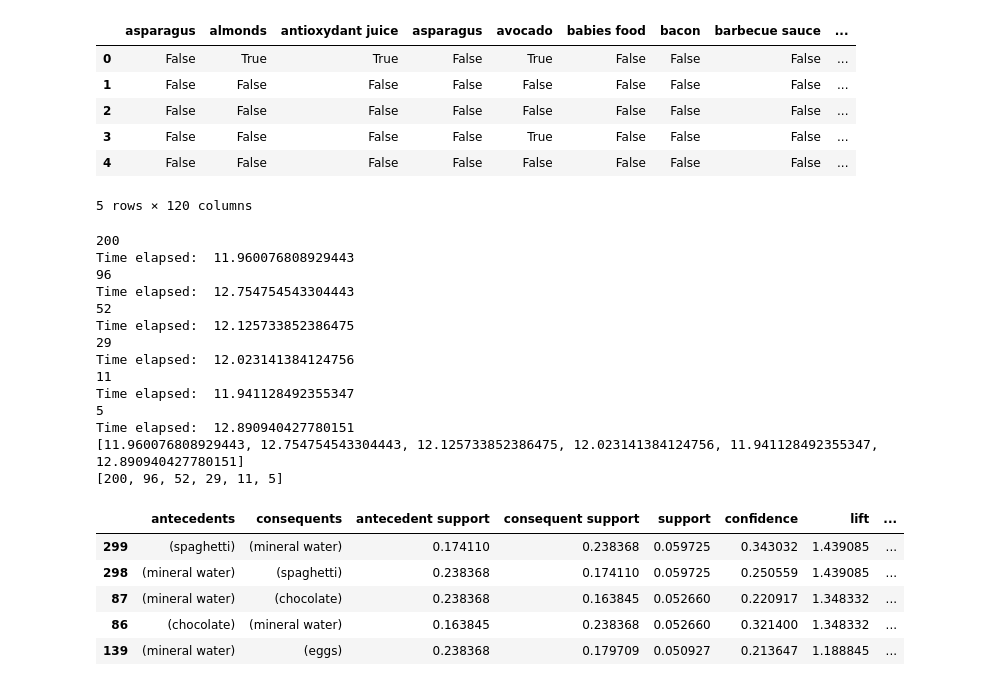
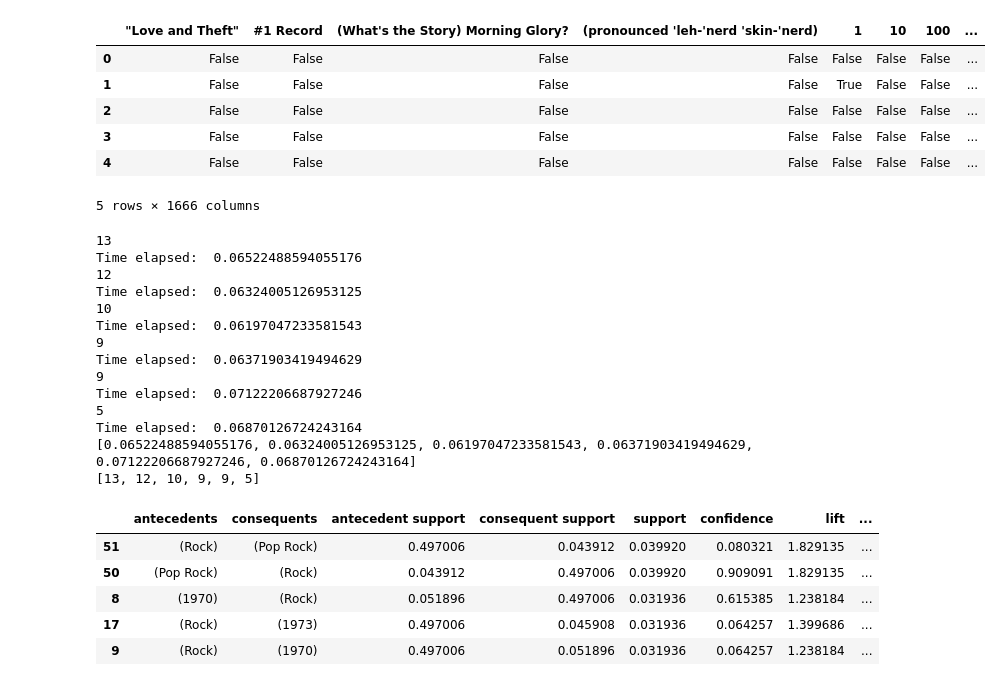
Before and after one commit to ZWEITE112/LAB2_algorithm_apriori, a Jupyter notebook: LAB2.ipynb, the cells around one changed output. Cells and saved outputs as stored; diff of their text form; code cells hidden in the pictures.

```diff
--- a/LAB2.ipynb
+++ b/LAB2.ipynb
@@ -11,7 +11,7 @@ from mlxtend.frequent_patterns import association_rules
 sns.set(style="darkgrid", color_codes=True)
 pd.set_option('display.max_columns', 75)
 # %%
-data = pd.read_csv('store_data_1.csv',encoding = "ISO-8859-1", header = None) #encoding = "ISO-8859-1"
+data = pd.read_csv('albumlist.csv',encoding = "ISO-8859-1", header = None) #encoding = "ISO-8859-1"
 data.info()
 # %% [output]
 <class 'pandas.core.frame.DataFrame'>
@@ -71,25 +48,25 @@ transactions[:1]
 # %%
 
 from mlxtend.preprocessing import TransactionEncoder
 
 encoder = TransactionEncoder().fit(transactions)
 
 
 onehot = encoder.transform(transactions)
 
 
-onehot = pd.DataFrame(onehot, columns = encoder.columns_).drop('nan', axis=1) #drop('NaM', axis=1) #.drop('None', axis=1)
+onehot = pd.DataFrame(onehot, columns = encoder.columns_).drop('None', axis=1) #drop('NaM', axis=1) #.drop('None', axis=1)
 
 
 onehot.head()
 # %% [output]
-|  | asparagus | almonds | antioxydant juice | asparagus | avocado | babies food | bacon | barbecue sauce | ... |
-| 0 | False | True | True | False | True | False | False | False | ... |
-| 1 | False | False | False | False | False | False | False | False | ... |
-| 2 | False | False | False | False | False | False | False | False | ... |
-| 3 | False | False | False | False | True | False | False | False | ... |
-| 4 | False | False | False | False | False | False | False | False | ... |
+|  | "Love and Theft" | #1 Record | (What's the Story) Morning Glory? | (pronounced 'leh-'nerd 'skin-'nerd) | 1 | 10 | 100 | ... |
+| 0 | False | False | False | False | False | False | False | ... |
+| 1 | False | False | False | False | True | False | False | ... |
+| 2 | False | False | False | False | False | False | False | ... |
+| 3 | False | False | False | False | False | False | False | ... |
+| 4 | False | False | False | False | False | False | False | ... |
-5 rows × 120 columns
+5 rows × 1666 columns
 # %%
 support = onehot.mean()
 support = pd.DataFrame(support, columns=['confidence']).sort_values('confidence',ascending=False)
@@ -102,7 +79,7 @@ lenres=[]
 
 for confid in mincon:
     t0= time.time()
-    result = apriori(onehot, min_support = 0.001, use_colnames = True)
+    result = apriori(onehot, min_support = 0.01, use_colnames = True)
     result = association_rules(result, metric = "confidence", min_threshold = confid)
     print(len(result))
     t1 = time.time()
@@ -121,26 +98,26 @@ results1 = pd.DataFrame(results1 ).sort_values('support',ascending=False)
 
 results1.head()
 # %% [output]
-200
-Time elapsed:  11.960076808929443
-96
-Time elapsed:  12.754754543304443
-52
-Time elapsed:  12.125733852386475
-29
-Time elapsed:  12.023141384124756
-11
-Time elapsed:  11.941128492355347
+13
+Time elapsed:  0.06522488594055176
+12
+Time elapsed:  0.06324005126953125
+10
+Time elapsed:  0.06197047233581543
+9
+Time elapsed:  0.06371903419494629
+9
+Time elapsed:  0.07122206687927246
 5
-Time elapsed:  12.890940427780151
-[11.960076808929443, 12.754754543304443, 12.125733852386475, 12.023141384124756, 11.941128492355347, 12.890940427780151]
-[200, 96, 52, 29, 11, 5]
+Time elapsed:  0.06870126724243164
+[0.06522488594055176, 0.06324005126953125, 0.06197047233581543, 0.06371903419494629, 0.07122206687927246, 0.06870126724243164]
+[13, 12, 10, 9, 9, 5]
 |  | antecedents | consequents | antecedent support | consequent support | support | confidence | lift | ... |
-| 299 | (spaghetti) | (mineral water) | 0.174110 | 0.238368 | 0.059725 | 0.343032 | 1.439085 | ... |
-| 298 | (mineral water) | (spaghetti) | 0.238368 | 0.174110 | 0.059725 | 0.250559 | 1.439085 | ... |
-| 87 | (mineral water) | (chocolate) | 0.238368 | 0.163845 | 0.052660 | 0.220917 | 1.348332 | ... |
-| 86 | (chocolate) | (mineral water) | 0.163845 | 0.238368 | 0.052660 | 0.321400 | 1.348332 | ... |
-| 139 | (mineral water) | (eggs) | 0.238368 | 0.179709 | 0.050927 | 0.213647 | 1.188845 | ... |
+| 51 | (Rock) | (Pop Rock) | 0.497006 | 0.043912 | 0.039920 | 0.080321 | 1.829135 | ... |
+| 50 | (Pop Rock) | (Rock) | 0.043912 | 0.497006 | 0.039920 | 0.909091 | 1.829135 | ... |
+| 8 | (1970) | (Rock) | 0.051896 | 0.497006 | 0.031936 | 0.615385 | 1.238184 | ... |
+| 17 | (Rock) | (1973) | 0.497006 | 0.045908 | 0.031936 | 0.064257 | 1.399686 | ... |
+| 9 | (Rock) | (1970) | 0.497006 | 0.051896 | 0.031936 | 0.064257 | 1.238184 | ... |
 # %%
 forplot=[]
 for i in mincon:
```
Also changed, not shown: parts of 4 cells of this notebook.
